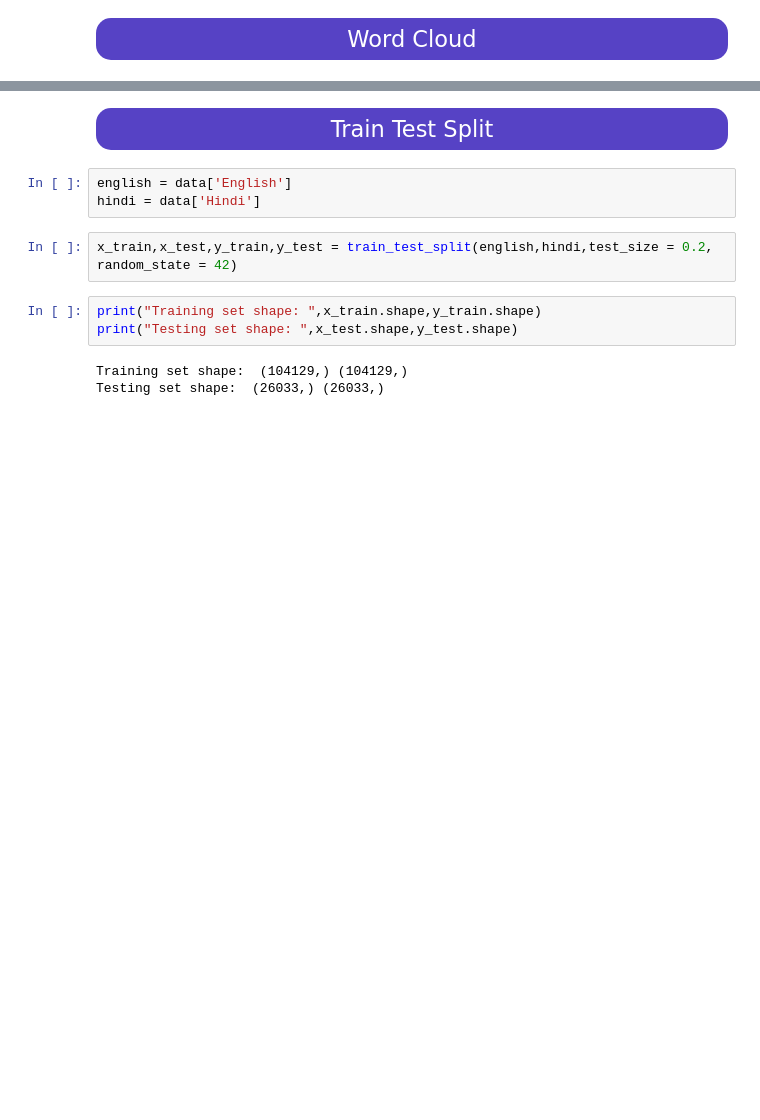
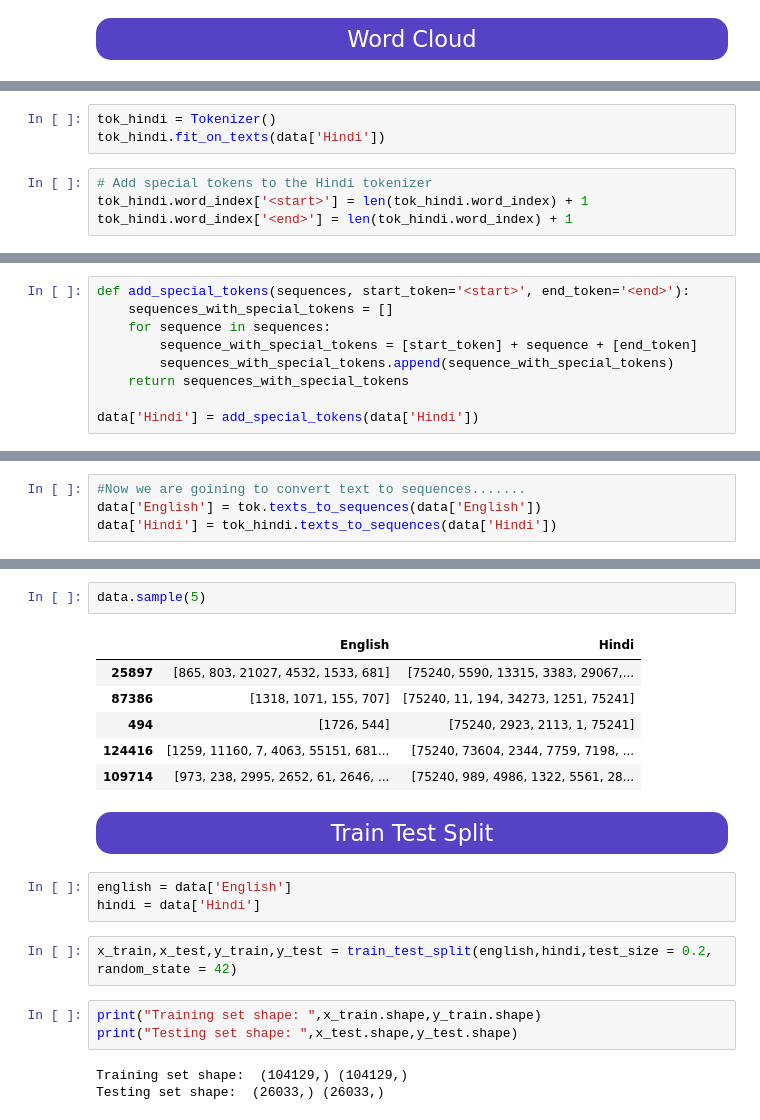
Before and after one commit to Nishant2018/LSTM-ENCODER-DECODER-RNN-ENGLISH---HINDI, a Jupyter notebook: lstm-encoder-decoder-english-hindi.ipynb, the cells around one changed output, grey strips where cells are left out. Cells and saved outputs as stored; diff of their text form; blank space fills up the shorter version.

```diff
--- a/lstm-encoder-decoder-english-hindi.ipynb
+++ b/lstm-encoder-decoder-english-hindi.ipynb
@@ -432,0 +455,7 @@ generate_wordcloud(data['English'], 'English')
+# %%
+tok_hindi = Tokenizer()
+tok_hindi.fit_on_texts(data['Hindi'])
+# %%
+# Add special tokens to the Hindi tokenizer
+tok_hindi.word_index['<start>'] = len(tok_hindi.word_index) + 1
+tok_hindi.word_index['<end>'] = len(tok_hindi.word_index) + 1
@@ -432,0 +466,9 @@ generate_wordcloud(data['English'], 'English')
+# %%
+def add_special_tokens(sequences, start_token='<start>', end_token='<end>'):
+    sequences_with_special_tokens = []
+    for sequence in sequences:
+        sequence_with_special_tokens = [start_token] + sequence + [end_token]
+        sequences_with_special_tokens.append(sequence_with_special_tokens)
+    return sequences_with_special_tokens
+
+data['Hindi'] = add_special_tokens(data['Hindi'])
@@ -432,0 +480,4 @@ generate_wordcloud(data['English'], 'English')
+# %%
+#Now we are goining to convert text to sequences.......
+data['English'] = tok.texts_to_sequences(data['English'])
+data['Hindi'] = tok_hindi.texts_to_sequences(data['Hindi'])
@@ -433,3 +499,12 @@ generate_wordcloud(data['English'], 'English')
+# %%
+data.sample(5)
+# %% [output]
+|  | English | Hindi |
+| 25897 | [865, 803, 21027, 4532, 1533, 681] | [75240, 5590, 13315, 3383, 29067,... |
+| 87386 | [1318, 1071, 155, 707] | [75240, 11, 194, 34273, 1251, 75241] |
+| 494 | [1726, 544] | [75240, 2923, 2113, 1, 75241] |
+| 124416 | [1259, 11160, 7, 4063, 55151, 681... | [75240, 73604, 2344, 7759, 7198, ... |
+| 109714 | [973, 238, 2995, 2652, 61, 2646, ... | [75240, 989, 4986, 1322, 5561, 28... |
 # %% [markdown]
 
 <div style="color:white; background-color:#5642C5; padding: 10px; border-radius: 15px; font-size: 150%; font-family: Verdana; text-align:center; -webkit-text-stroke-width: 1px; -webkit-text-stroke-color: black; text-shadow: 2px 2px 4px rgba(0, 0, 0, 0.7);">
```
Also changed, not shown: parts of 50 cells of this notebook.
